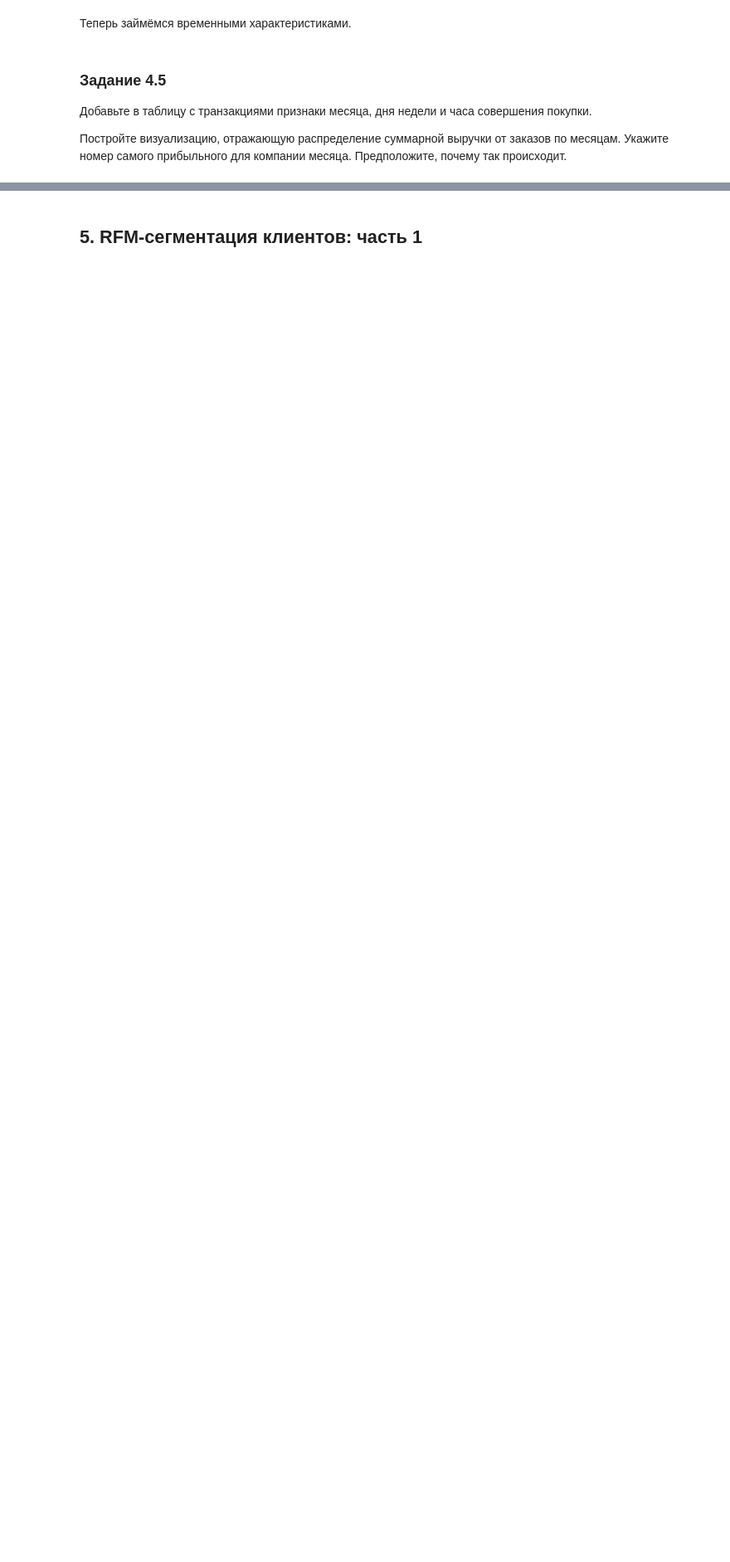
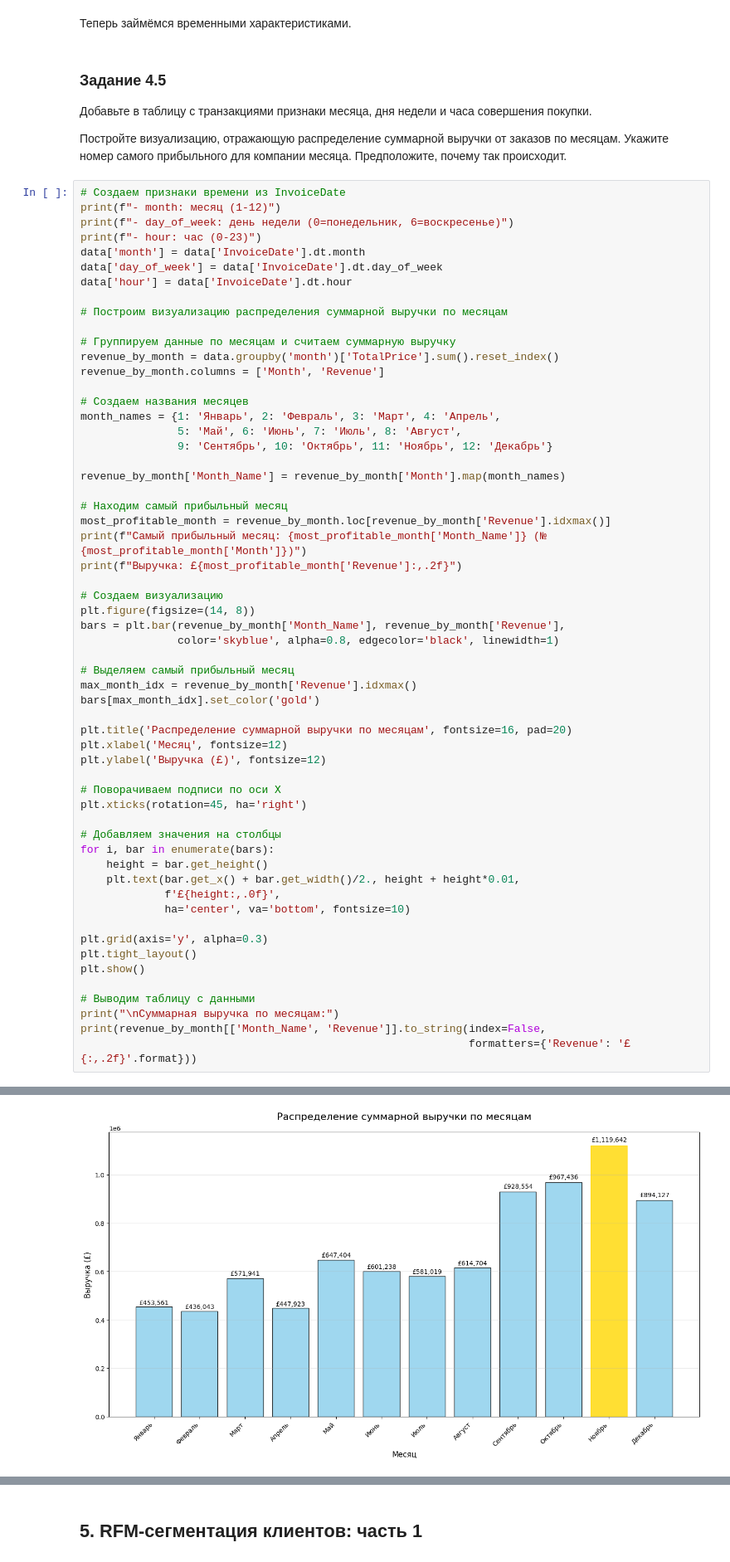
Before and after one commit to tgorbunov/sf_data_science, a Jupyter notebook: project_6/Project-6._Ноутбук-шаблон_TGorbunov.ipynb, the cells around one changed output, grey strips where cells are left out. Shown at 83% size. Drawn from its saved outputs; the diff is of its cells as text; blank space fills up the shorter version.

```diff
--- a/project_6/Project-6._Ноутбук-шаблон_TGorbunov.ipynb
+++ b/project_6/Project-6._Ноутбук-шаблон_TGorbunov.ipynb
@@ -886,3 +1047,62 @@ print(f"2) Записей осталось в таблице: {data.shape[0]}")
 Добавьте в таблицу с транзакциями признаки месяца, дня недели и часа совершения покупки.
 
 Постройте визуализацию, отражающую распределение суммарной выручки от заказов по месяцам. Укажите номер самого прибыльного для компании месяца. Предположите, почему так происходит.
+# %%
+# Создаем признаки времени из InvoiceDate
+print(f"- month: месяц (1-12)")
+print(f"- day_of_week: день недели (0=понедельник, 6=воскресенье)")
+print(f"- hour: час (0-23)")
+data['month'] = data['InvoiceDate'].dt.month
+data['day_of_week'] = data['InvoiceDate'].dt.day_of_week
+data['hour'] = data['InvoiceDate'].dt.hour
+
+# Построим визуализацию распределения суммарной выручки по месяцам
+
+# Группируем данные по месяцам и считаем суммарную выручку
+revenue_by_month = data.groupby('month')['TotalPrice'].sum().reset_index()
+revenue_by_month.columns = ['Month', 'Revenue']
+
+# Создаем названия месяцев
+month_names = {1: 'Январь', 2: 'Февраль', 3: 'Март', 4: 'Апрель',
+               5: 'Май', 6: 'Июнь', 7: 'Июль', 8: 'Август',
+               9: 'Сентябрь', 10: 'Октябрь', 11: 'Ноябрь', 12: 'Декабрь'}
+
+revenue_by_month['Month_Name'] = revenue_by_month['Month'].map(month_names)
+
+# Находим самый прибыльный месяц
+most_profitable_month = revenue_by_month.loc[revenue_by_month['Revenue'].idxmax()]
+print(f"Самый прибыльный месяц: {most_profitable_month['Month_Name']} (№{most_profitable_month['Month']})")
+print(f"Выручка: £{most_profitable_month['Revenue']:,.2f}")
+
+# Создаем визуализацию
+plt.figure(figsize=(14, 8))
+bars = plt.bar(revenue_by_month['Month_Name'], revenue_by_month['Revenue'],
+               color='skyblue', alpha=0.8, edgecolor='black', linewidth=1)
+
+# Выделяем самый прибыльный месяц
+max_month_idx = revenue_by_month['Revenue'].idxmax()
+bars[max_month_idx].set_color('gold')
+
+plt.title('Распределение суммарной выручки по месяцам', fontsize=16, pad=20)
+plt.xlabel('Месяц', fontsize=12)
+plt.ylabel('Выручка (£)', fontsize=12)
+
+# Поворачиваем подписи по оси X
+plt.xticks(rotation=45, ha='right')
+
+# Добавляем значения на столбцы
+for i, bar in enumerate(bars):
+    height = bar.get_height()
+    plt.text(bar.get_x() + bar.get_width()/2., height + height*0.01,
+             f'£{height:,.0f}',
+             ha='center', va='bottom', fontsize=10)
+
+plt.grid(axis='y', alpha=0.3)
+plt.tight_layout()
+plt.show()
+
+# Выводим таблицу с данными
+print("\nСуммарная выручка по месяцам:")
+print(revenue_by_month[['Month_Name', 'Revenue']].to_string(index=False,
+                                                            formatters={'Revenue': '£{:,.2f}'.format}))
+# %% [output]
@@ -888,0 +1114 @@ print(f"2) Записей осталось в таблице: {data.shape[0]}")
+[figure, added]
```
Also changed, not shown: parts of 48 cells of this notebook, 2 other files.
